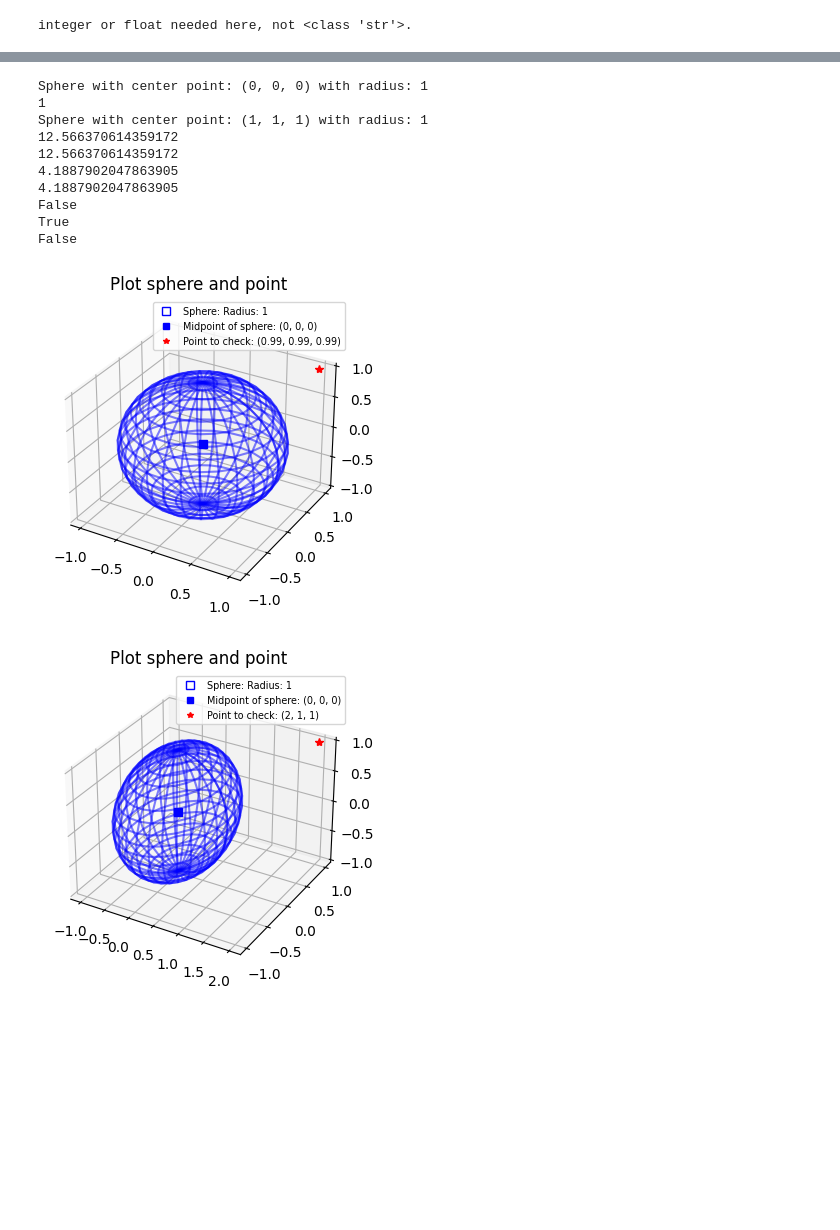
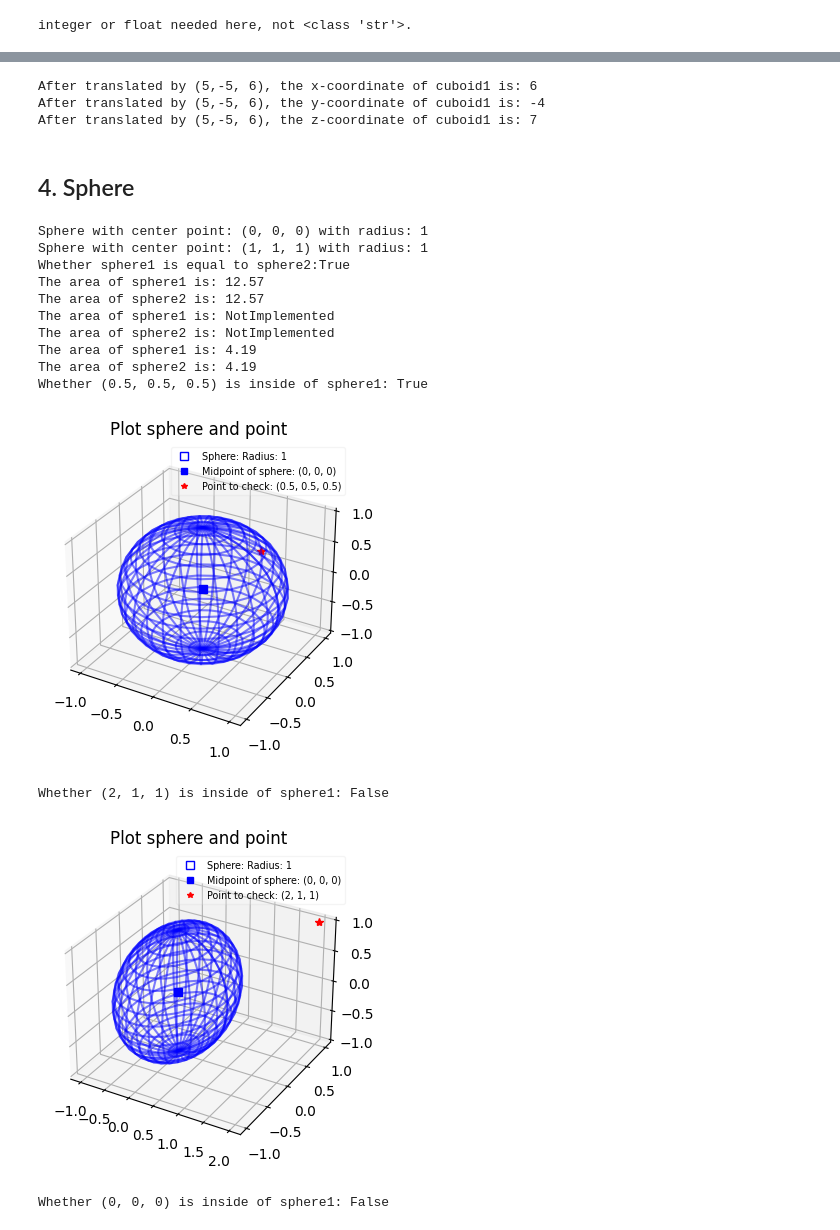
Before and after one commit to yuna-liu/python-programming-Yuna-Liu, a Jupyter notebook: Labs/Lab3.geometry-OOP/testing-manual.ipynb, the cells around one changed output, grey strips where cells are left out. Saved outputs shown, nothing was run; the diff lists cells and outputs as text; code cells hidden in the pictures; blank space fills up the shorter version.

Commit message:
edit legend framealpha: 0.2 and finish manual test

```diff
--- a/Labs/Lab3.geometry-OOP/testing-manual.ipynb
+++ b/Labs/Lab3.geometry-OOP/testing-manual.ipynb
@@ -181,33 +184,51 @@ from sphere import Sphere
+# %%
+cuboid1.translate(5,-5, 6)
+print(f"After translated by (5,-5, 6), the x-coordinate of cuboid1 is: {cuboid1.x}")
+print(f"After translated by (5,-5, 6), the y-coordinate of cuboid1 is: {cuboid1.y}")
+print(f"After translated by (5,-5, 6), the z-coordinate of cuboid1 is: {cuboid1.z}")
+# %% [output]
+After translated by (5,-5, 6), the x-coordinate of cuboid1 is: 6
+After translated by (5,-5, 6), the y-coordinate of cuboid1 is: -4
+After translated by (5,-5, 6), the z-coordinate of cuboid1 is: 7
+# %% [markdown]
+## 4. Sphere
 # %%
 sphere1 = Sphere(x=0,y=0, z=0, radius=1)
 sphere2 = Sphere(x=1,y=1, z=1, radius=1)
+
 print(sphere1)
-print(sphere1.radius)
 print(sphere2)
+print(f"Whether sphere1 is equal to sphere2:{sphere1==sphere2}") # True
 
-print(sphere1.area())
-print(sphere2.area())
+print(f"The area of sphere1 is: {sphere1.area():.2f}")
+print(f"The area of sphere2 is: {sphere2.area():.2f}")
 
-print(sphere1.volume())
-print(sphere2.volume())
+print(f"The area of sphere1 is: {sphere1.perimeter()}")
+print(f"The area of sphere2 is: {sphere2.perimeter()}")
 
-print(sphere1.is_inside(0.99, 0.99, 0.99))
-print(sphere1.is_inside(0.5, 0.6,0.6))
-print(sphere2.is_inside(0.1, 0.1, 0.1))
+print(f"The area of sphere1 is: {sphere1.volume():.2f}")
+print(f"The area of sphere2 is: {sphere2.volume():.2f}")
 
-sphere1.plot_sphere(0.99, 0.99, 0.99)
+print(f"Whether (0.5, 0.5, 0.5) is inside of sphere1: {sphere1.is_inside(0.5, 0.5, 0.5)}")
+sphere1.plot_sphere(0.5, 0.5, 0.5)
+
+print(f"Whether (2, 1, 1) is inside of sphere1: {sphere1.is_inside(2, 1, 1)}")
 sphere1.plot_sphere(2, 1, 1)
+
+print(f"Whether (0, 0, 0) is inside of sphere1: {sphere2.is_inside(0, 0, 0)}")
 sphere2.plot_sphere(0, 0, 0)
 # %% [output]
 Sphere with center point: (0, 0, 0) with radius: 1
-1
 Sphere with center point: (1, 1, 1) with radius: 1
-12.566370614359172
-12.566370614359172
-4.1887902047863905
-4.1887902047863905
-False
-True
-False
+Whether sphere1 is equal to sphere2:True
+The area of sphere1 is: 12.57
+The area of sphere2 is: 12.57
+The area of sphere1 is: NotImplemented
+The area of sphere2 is: NotImplemented
+The area of sphere1 is: 4.19
+The area of sphere2 is: 4.19
+Whether (0.5, 0.5, 0.5) is inside of sphere1: True
-[figure, old version]
+[figure, new version]
+Whether (2, 1, 1) is inside of sphere1: False
-[figure, old version]
+[figure, new version]
+Whether (0, 0, 0) is inside of sphere1: False
```
Also changed, not shown: parts of 23 cells of this notebook, 4 other files.
